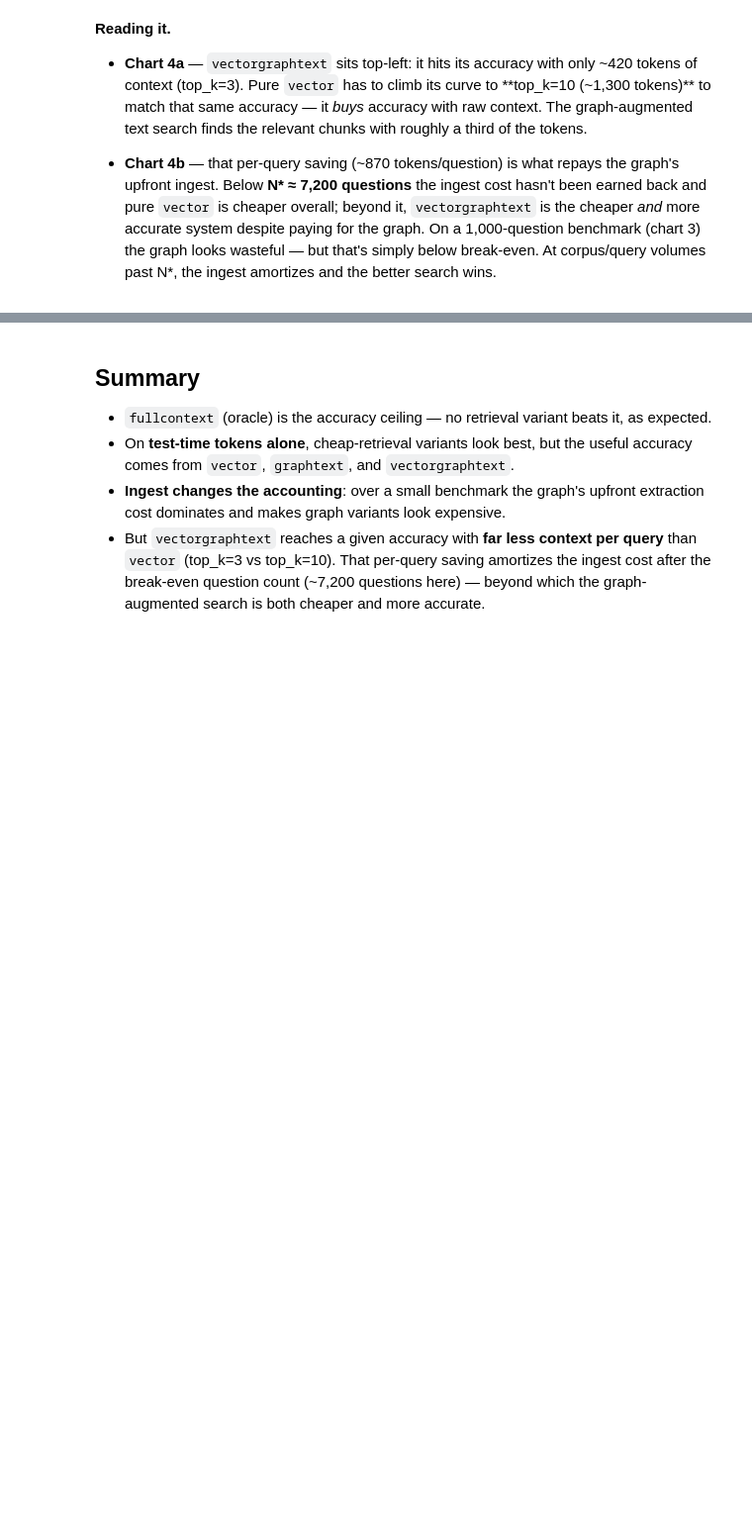
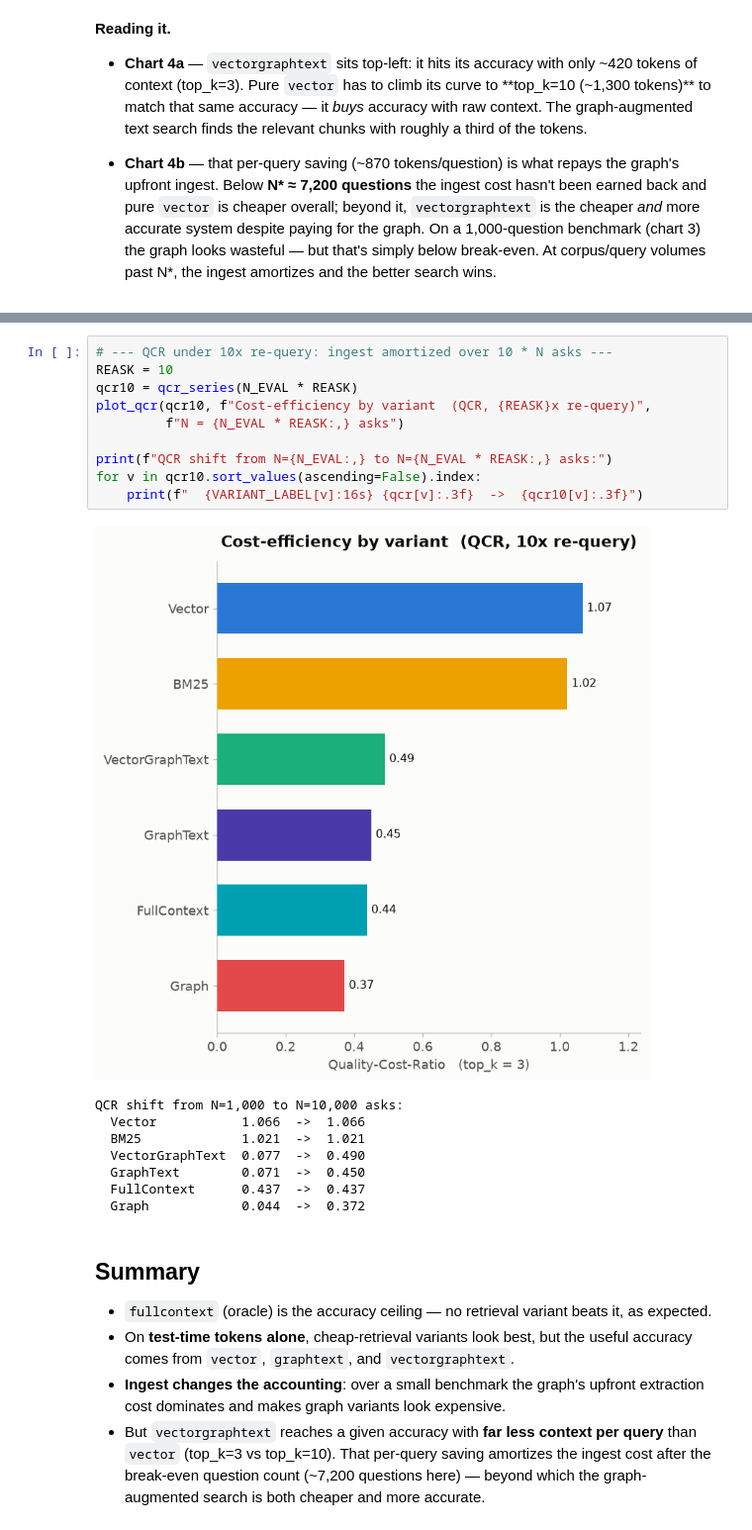
Before and after one commit to lugoll/AgenticMemoryProject, a Jupyter notebook: notebooks/final_results.ipynb, the cells around one changed output, grey strips where cells are left out. Shown at 99% size. Drawn from its saved outputs; the diff is of its cells as text; blank space fills up the shorter version.

```diff
--- a/notebooks/final_results.ipynb
+++ b/notebooks/final_results.ipynb
@@ -360,3 +509,22 @@ plt.tight_layout(); plt.show()
+# %%
+# --- QCR under 10x re-query: ingest amortized over 10 * N asks ---
+REASK = 10
+qcr10 = qcr_series(N_EVAL * REASK)
+plot_qcr(qcr10, f"Cost-efficiency by variant  (QCR, {REASK}x re-query)",
+         f"N = {N_EVAL * REASK:,} asks")
+
+print(f"QCR shift from N={N_EVAL:,} to N={N_EVAL * REASK:,} asks:")
+for v in qcr10.sort_values(ascending=False).index:
+    print(f"  {VARIANT_LABEL[v]:16s} {qcr[v]:.3f}  ->  {qcr10[v]:.3f}")
+# %% [output]
+[figure, added]
+QCR shift from N=1,000 to N=10,000 asks:
+  Vector           1.066  ->  1.066
+  BM25             1.021  ->  1.021
+  VectorGraphText  0.077  ->  0.490
+  GraphText        0.071  ->  0.450
+  FullContext      0.437  ->  0.437
+  Graph            0.044  ->  0.372
 # %% [markdown]
 ## Summary
 
```
Also changed, not shown: parts of 7 cells of this notebook.
